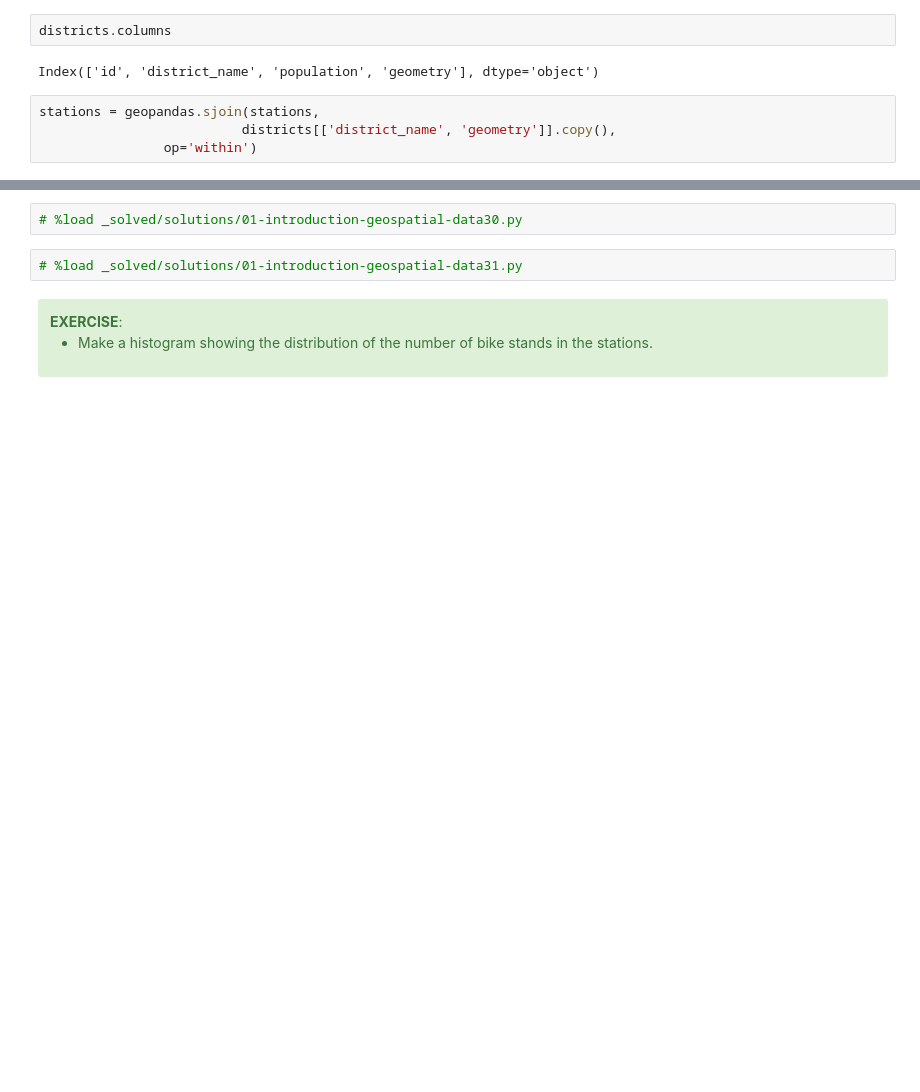
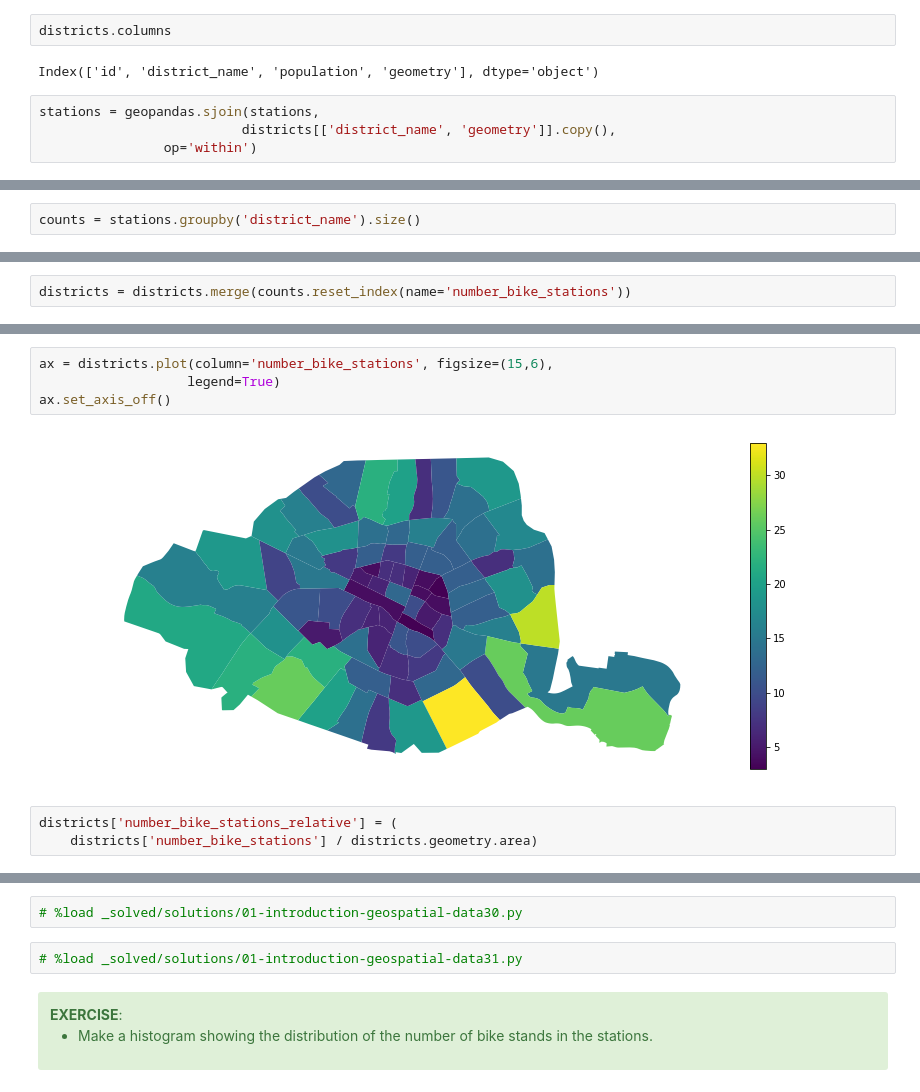
Before and after one commit to doolingdavid/geopandas-tutorial, a Jupyter notebook: 01-introduction-geospatial-data.ipynb, the cells around one changed output, grey strips where cells are left out. Drawn from its saved outputs; the diff is of its cells as text; blank space fills up the shorter version.

```diff
--- a/01-introduction-geospatial-data.ipynb
+++ b/01-introduction-geospatial-data.ipynb
@@ -569,0 +590,2 @@ stations.head()
+# %%
+counts = stations.groupby('district_name').size()
@@ -569,0 +602,2 @@ stations.head()
+# %%
+districts = districts.merge(counts.reset_index(name='number_bike_stations'))
@@ -569,0 +613,9 @@ stations.head()
+# %%
+ax = districts.plot(column='number_bike_stations', figsize=(15,6),
+                   legend=True)
+ax.set_axis_off()
+# %% [output]
+[figure, added]
+# %%
+districts['number_bike_stations_relative'] = (
+    districts['number_bike_stations'] / districts.geometry.area)
```
Also changed, not shown: parts of 4 cells of this notebook.
